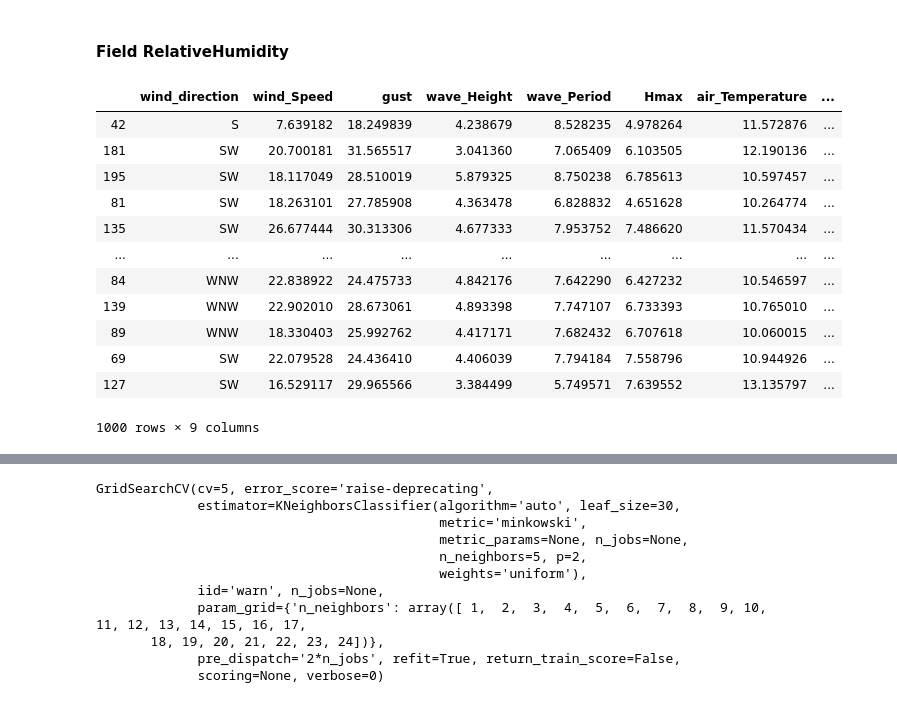
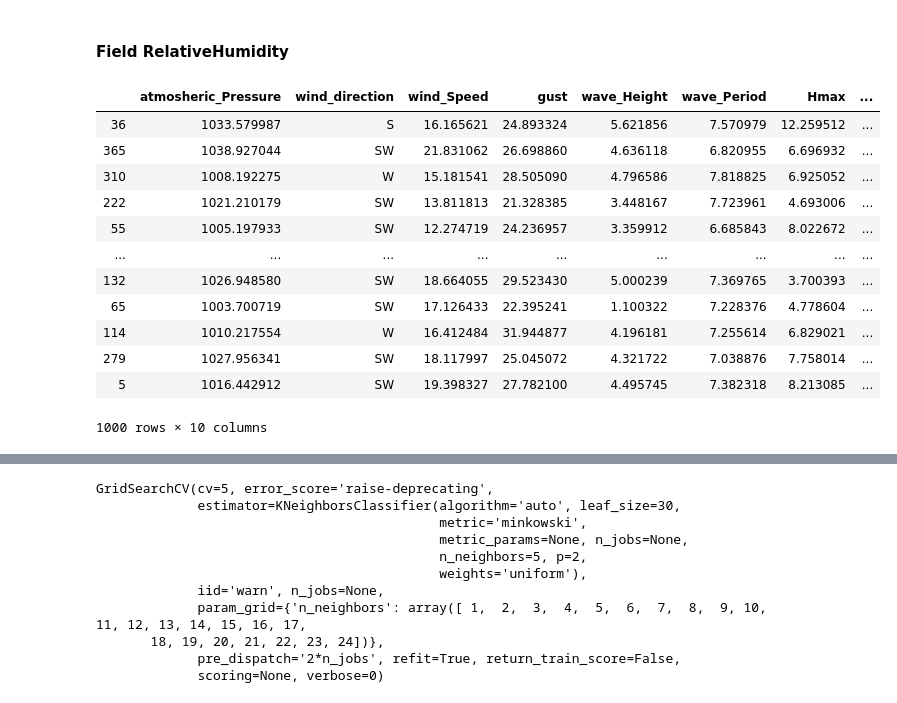
Before and after one commit to neadie/ProgrammingForDataAnalyticsProject, a Jupyter notebook: ProgrammingForDataAnalyticsProject.ipynb, the cells around one changed output, grey strips where cells are left out. Cells and saved outputs as stored; diff of their text form; code cells hidden in the pictures.

```diff
--- a/ProgrammingForDataAnalyticsProject.ipynb
+++ b/ProgrammingForDataAnalyticsProject.ipynb
@@ -299,3 +309,20 @@ for x in range(160):
+# %%
+# West
+
+AtmoshericPressureW = np.random.normal(1009.343267, 5.094898, 350)
+
+
+# South
+
+AtmoshericPressureS = np.random.normal(1018.103538, 11.438579, 100)
+
+# south west
+
+AtmoshericPressureSW = np.random.normal(1012.199586, 9.020857, 390)
+
+#  west north west
+
+AtmoshericPressureWNW = np.random.normal(1006.905000, 1.710876, 160)
 # %% [markdown]
 #### Field WindSpeed
 # %%
@@ -471,6 +478,7 @@ RelativeHumidityWNW = np.random.normal(81.469750,2.785575, 160)
 # %%
 # First work with west data set
 # create a series for each of the varaibles
+atmosheric_Pressure = pd.Series(AtmoshericPressureW)
 wind_direction = pd.Series(wind_DirectionW)
 wind_Speed = pd.Series(WindSpeedW)
 gust= pd.Series(GustW)
@@ -481,7 +489,9 @@ air_Temperature= pd.Series(AirTemperatureW)
 sea_Temperature= pd.Series(SeaTemperatureW)
 relative_Humidity= pd.Series(RelativeHumidityW)
 
-dataSet_west = { 'wind_direction': wind_direction,
+dataSet_west = {
+                'atmosheric_Pressure' :atmosheric_Pressure,
+                'wind_direction': wind_direction,
                 'wind_Speed': wind_Speed ,
                 'gust': gust,
                'wave_Height':wave_Height,
@@ -495,7 +505,9 @@ dataSet_west = { 'wind_direction': wind_direction,
 
 dataSet_west = pd.DataFrame.from_dict(dataSet_west)
 
+## South
 
+atmosheric_Pressure = pd.Series(AtmoshericPressureS)
 wind_direction = pd.Series(wind_DirectionS)
 wind_Speed = pd.Series(WindSpeedS)
 gust= pd.Series(GustS)
@@ -506,7 +518,9 @@ air_Temperature= pd.Series(AirTemperatureS)
 sea_Temperature= pd.Series(SeaTemperatureS)
 relative_Humidity= pd.Series(RelativeHumidityS)
 
-dataSet_south = { 'wind_direction': wind_direction,
+dataSet_south = {
+                'atmosheric_Pressure' :atmosheric_Pressure,
+                'wind_direction': wind_direction,
                 'wind_Speed': wind_Speed ,
                 'gust': gust,
                 'wave_Height':wave_Height,
@@ -520,7 +534,8 @@ dataSet_south = { 'wind_direction': wind_direction,
 
 dataSet_south = pd.DataFrame.from_dict(dataSet_south)
 
-
+## South West
+atmosheric_Pressure = pd.Series(AtmoshericPressureSW)
 wind_direction = pd.Series(wind_DirectionSW)
 wind_Speed = pd.Series(WindSpeedSW)
 gust= pd.Series(GustSW)
@@ -531,7 +546,9 @@ air_Temperature= pd.Series(AirTemperatureSW)
 sea_Temperature= pd.Series(SeaTemperatureSW)
 relative_Humidity= pd.Series(RelativeHumiditySW)
 
-dataSet_southWest = { 'wind_direction': wind_direction,
+dataSet_southWest = {
+                'atmosheric_Pressure' :atmosheric_Pressure,
+                'wind_direction': wind_direction,
                 'wind_Speed': wind_Speed ,
                 'gust': gust,
                 'wave_Height':wave_Height,
@@ -545,48 +562,54 @@ dataSet_southWest = { 'wind_direction': wind_direction,
 
 dataSet_southWest = pd.DataFrame.from_dict(dataSet_southWest)
 
+
+
+## West North West
+atmosheric_Pressure = pd.Series(AtmoshericPressureWNW)
 wind_direction = pd.Series(wind_DirectionWNW)
 wind_Speed = pd.Series(WindSpeedWNW)
 gust= pd.Series(GustWNW)
 wave_Height= pd.Series(WaveHeightWNW)
 wave_Period= pd.Series(WavePeriodWNW)
 Hmax = pd.Series(HmaxWNW)
 air_Temperature= pd.Series(AirTemperatureWNW)
 sea_Temperature= pd.Series(SeaTemperatureWNW)
 relative_Humidity= pd.Series(RelativeHumidityWNW)
 
-dataSet_westNorthWest = { 'wind_direction': wind_direction,
+dataSet_westNorthWest = {
+                'atmosheric_Pressure' :atmosheric_Pressure,
+                'wind_direction': wind_direction,
                 'wind_Speed': wind_Speed ,
                 'gust': gust,
                 'wave_Height':wave_Height,
                 'wave_Period':wave_Period,
                 'Hmax':Hmax,
                 'air_Temperature':air_Temperature,
                 'sea_Temperature':sea_Temperature,
                 'relative_Humidity':relative_Humidity
 
                }
 
 dataSet_westNorthWest = pd.DataFrame.from_dict(dataSet_westNorthWest)
 frames = [dataSet_west, dataSet_south, dataSet_southWest,dataSet_westNorthWest]
 
 result = pd.concat(frames)
 result = shuffle(result)
 result
 # %% [output]
-|  | wind_direction | wind_Speed | gust | wave_Height | wave_Period | Hmax | air_Temperature | ... |
-| 42 | S | 7.639182 | 18.249839 | 4.238679 | 8.528235 | 4.978264 | 11.572876 | ... |
-| 181 | SW | 20.700181 | 31.565517 | 3.041360 | 7.065409 | 6.103505 | 12.190136 | ... |
-| 195 | SW | 18.117049 | 28.510019 | 5.879325 | 8.750238 | 6.785613 | 10.597457 | ... |
-| 81 | SW | 18.263101 | 27.785908 | 4.363478 | 6.828832 | 4.651628 | 10.264774 | ... |
-| 135 | SW | 26.677444 | 30.313306 | 4.677333 | 7.953752 | 7.486620 | 11.570434 | ... |
+|  | atmosheric_Pressure | wind_direction | wind_Speed | gust | wave_Height | wave_Period | Hmax | ... |
+| 36 | 1033.579987 | S | 16.165621 | 24.893324 | 5.621856 | 7.570979 | 12.259512 | ... |
+| 365 | 1038.927044 | SW | 21.831062 | 26.698860 | 4.636118 | 6.820955 | 6.696932 | ... |
+| 310 | 1008.192275 | W | 15.181541 | 28.505090 | 4.796586 | 7.818825 | 6.925052 | ... |
+| 222 | 1021.210179 | SW | 13.811813 | 21.328385 | 3.448167 | 7.723961 | 4.693006 | ... |
+| 55 | 1005.197933 | SW | 12.274719 | 24.236957 | 3.359912 | 6.685843 | 8.022672 | ... |
 | ... | ... | ... | ... | ... | ... | ... | ... | ... |
-| 84 | WNW | 22.838922 | 24.475733 | 4.842176 | 7.642290 | 6.427232 | 10.546597 | ... |
-| 139 | WNW | 22.902010 | 28.673061 | 4.893398 | 7.747107 | 6.733393 | 10.765010 | ... |
-| 89 | WNW | 18.330403 | 25.992762 | 4.417171 | 7.682432 | 6.707618 | 10.060015 | ... |
-| 69 | SW | 22.079528 | 24.436410 | 4.406039 | 7.794184 | 7.558796 | 10.944926 | ... |
-| 127 | SW | 16.529117 | 29.965566 | 3.384499 | 5.749571 | 7.639552 | 13.135797 | ... |
+| 132 | 1026.948580 | SW | 18.664055 | 29.523430 | 5.000239 | 7.369765 | 3.700393 | ... |
+| 65 | 1003.700719 | SW | 17.126433 | 22.395241 | 1.100322 | 7.228376 | 4.778604 | ... |
+| 114 | 1010.217554 | W | 16.412484 | 31.944877 | 4.196181 | 7.255614 | 6.829021 | ... |
+| 279 | 1027.956341 | SW | 18.117997 | 25.045072 | 4.321722 | 7.038876 | 7.758014 | ... |
+| 5 | 1016.442912 | SW | 19.398327 | 27.782100 | 4.495745 | 7.382318 | 8.213085 | ... |
-1000 rows × 9 columns
+1000 rows × 10 columns
 # %%
 sns.pairplot(result, hue="wind_direction")
 # %% [output]
```
Also changed, not shown: parts of 39 cells of this notebook, 2 other files.
